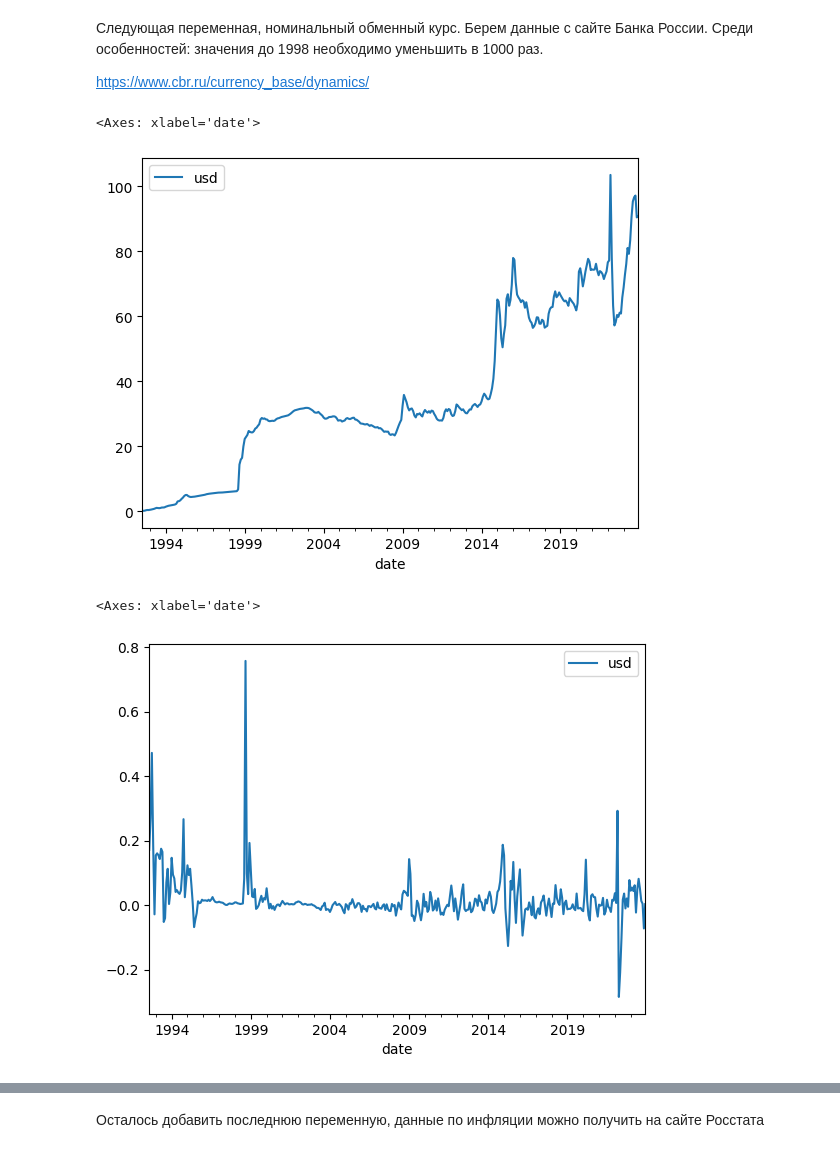
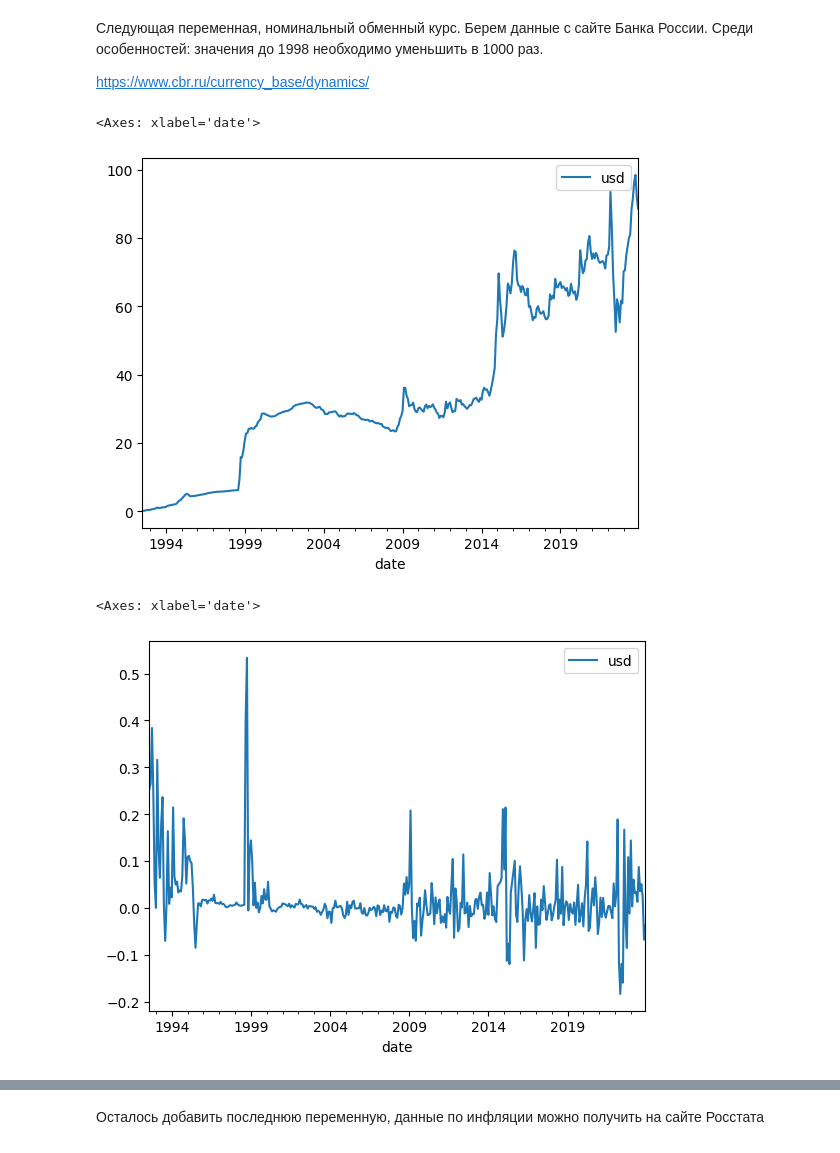
Before and after one commit to bborisggg/hw_econometrics, a Jupyter notebook: hw_econometrics.ipynb, the cells around one changed output, grey strips where cells are left out. Cells and saved outputs as stored; diff of their text form; code cells hidden in the pictures.

```diff
--- a/hw_econometrics.ipynb
+++ b/hw_econometrics.ipynb
@@ -221,19 +221,19 @@ https://www.cbr.ru/currency_base/dynamics/
 # %%
 er = pd.read_excel('hw_econometrics/data/usd_rub.xlsx')
 er = er[['data','curs']].rename(columns={'data':'date','curs':'usd'}).set_index('date')
 er.index = pd.PeriodIndex(er.index, freq='D')
 er['1997-12-31':] /= 1000
-er = er.resample('M').mean()
+er = er.resample('M').first()
 er.plot()
 # %% [output]
 <Axes: xlabel='date'>
-[figure, old version]
+[figure, new version]
 # %%
 er = (np.log(er)-np.log(er.shift(1))).iloc[1:]
 er.plot()
 # %% [output]
 <Axes: xlabel='date'>
-[figure, old version]
+[figure, new version]
 # %%
 adf_test(er, maxlag=12, regression='c', autolag='BIC')
 # %% [output]
```
Also changed, not shown: parts of 2 cells of this notebook.
